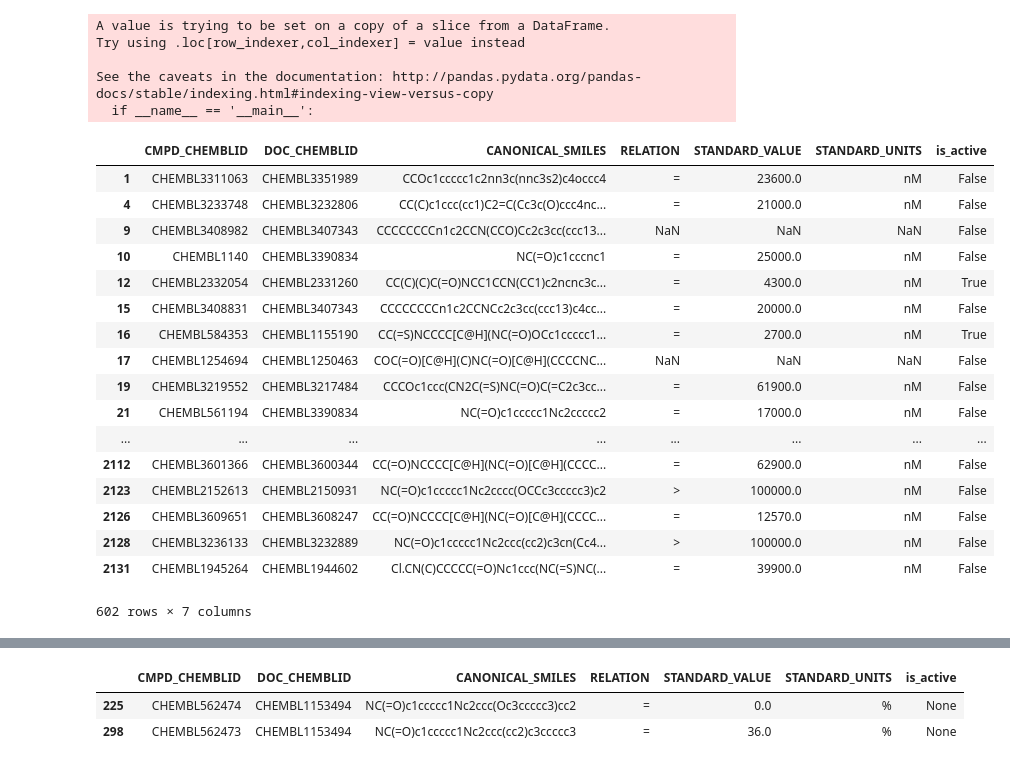
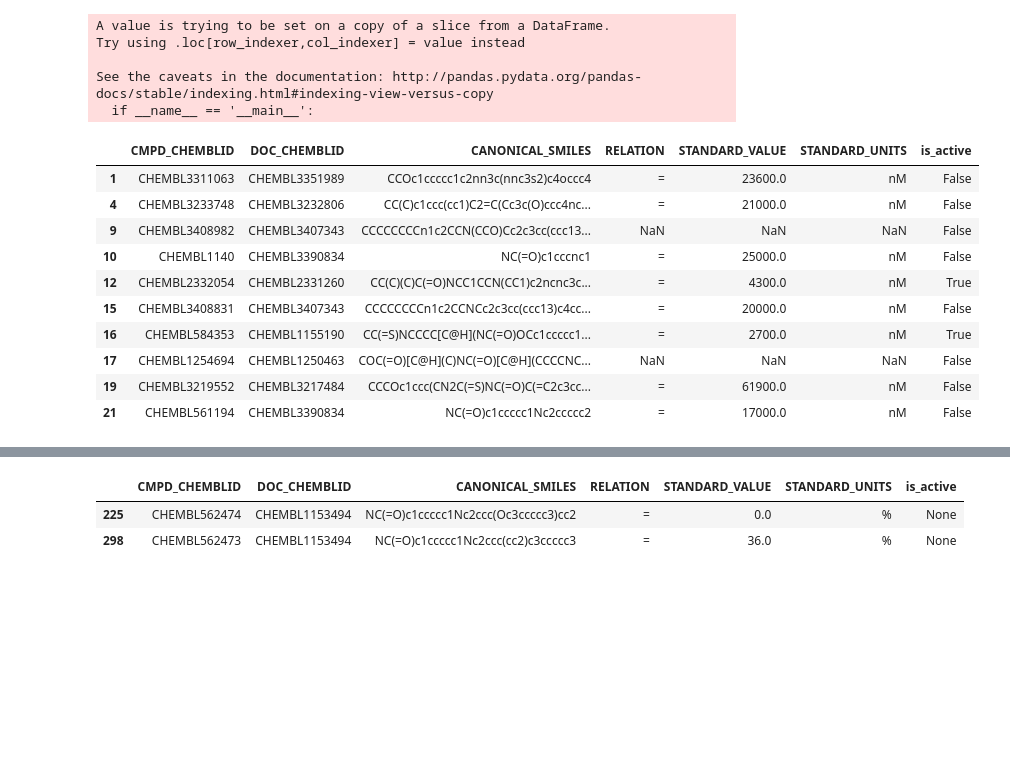
Before and after one commit to szdr/cadd-contest-4, a Jupyter notebook: notebook/ExplorationChembl.ipynb, the cells around one changed output, grey strips where cells are left out. Saved outputs shown, nothing was run; the diff lists cells and outputs as text; code cells hidden in the pictures; blank space fills up the shorter version.

```diff
--- a/notebook/ExplorationChembl.ipynb
+++ b/notebook/ExplorationChembl.ipynb
@@ -8,6 +8,7 @@ import matplotlib.pyplot as plt
 import seaborn as sns
 
 pd.set_option('display.max_columns', None)
+pd.set_option('display.max_rows', 15)
 sns.set_context("poster")
 %matplotlib inline
 # %%
@@ -180,26 +180,19 @@ Try using .loc[row_indexer,col_indexer] = value instead
 See the caveats in the documentation: http://pandas.pydata.org/pandas-docs/stable/indexing.html#indexing-view-versus-copy
   if __name__ == '__main__':
 # %%
-df_ic50_uniq
+df_ic50_uniq.head(10)
 # %% [output]
 |  | CMPD_CHEMBLID | DOC_CHEMBLID | CANONICAL_SMILES | RELATION | STANDARD_VALUE | STANDARD_UNITS | is_active |
 | 1 | CHEMBL3311063 | CHEMBL3351989 | CCOc1ccccc1c2nn3c(nnc3s2)c4occc4 | = | 23600.0 | nM | False |
 | 4 | CHEMBL3233748 | CHEMBL3232806 | CC(C)c1ccc(cc1)C2=C(Cc3c(O)ccc4nc... | = | 21000.0 | nM | False |
 | 9 | CHEMBL3408982 | CHEMBL3407343 | CCCCCCCCn1c2CCN(CCO)Cc2c3cc(ccc13... | NaN | NaN | NaN | False |
 | 10 | CHEMBL1140 | CHEMBL3390834 | NC(=O)c1cccnc1 | = | 25000.0 | nM | False |
 | 12 | CHEMBL2332054 | CHEMBL2331260 | CC(C)(C)C(=O)NCC1CCN(CC1)c2ncnc3c... | = | 4300.0 | nM | True |
 | 15 | CHEMBL3408831 | CHEMBL3407343 | CCCCCCCCn1c2CCNCc2c3cc(ccc13)c4cc... | = | 20000.0 | nM | False |
 | 16 | CHEMBL584353 | CHEMBL1155190 | CC(=S)NCCCC[C@H](NC(=O)OCc1ccccc1... | = | 2700.0 | nM | True |
 | 17 | CHEMBL1254694 | CHEMBL1250463 | COC(=O)[C@H](C)NC(=O)[C@H](CCCCNC... | NaN | NaN | NaN | False |
 | 19 | CHEMBL3219552 | CHEMBL3217484 | CCCOc1ccc(CN2C(=S)NC(=O)C(=C2c3cc... | = | 61900.0 | nM | False |
 | 21 | CHEMBL561194 | CHEMBL3390834 | NC(=O)c1ccccc1Nc2ccccc2 | = | 17000.0 | nM | False |
-| ... | ... | ... | ... | ... | ... | ... | ... |
-| 2112 | CHEMBL3601366 | CHEMBL3600344 | CC(=O)NCCCC[C@H](NC(=O)[C@H](CCCC... | = | 62900.0 | nM | False |
-| 2123 | CHEMBL2152613 | CHEMBL2150931 | NC(=O)c1ccccc1Nc2cccc(OCCc3ccccc3)c2 | > | 100000.0 | nM | False |
-| 2126 | CHEMBL3609651 | CHEMBL3608247 | CC(=O)NCCCC[C@H](NC(=O)[C@H](CCCC... | = | 12570.0 | nM | False |
-| 2128 | CHEMBL3236133 | CHEMBL3232889 | NC(=O)c1ccccc1Nc2ccc(cc2)c3cn(Cc4... | > | 100000.0 | nM | False |
-| 2131 | CHEMBL1945264 | CHEMBL1944602 | Cl.CN(C)CCCCC(=O)Nc1ccc(NC(=S)NC(... | = | 39900.0 | nM | False |
-602 rows × 7 columns
 # %%
 df_ic50_uniq.describe(include="all")
 # %% [output]
```
Also changed, not shown: parts of 7 cells of this notebook.
